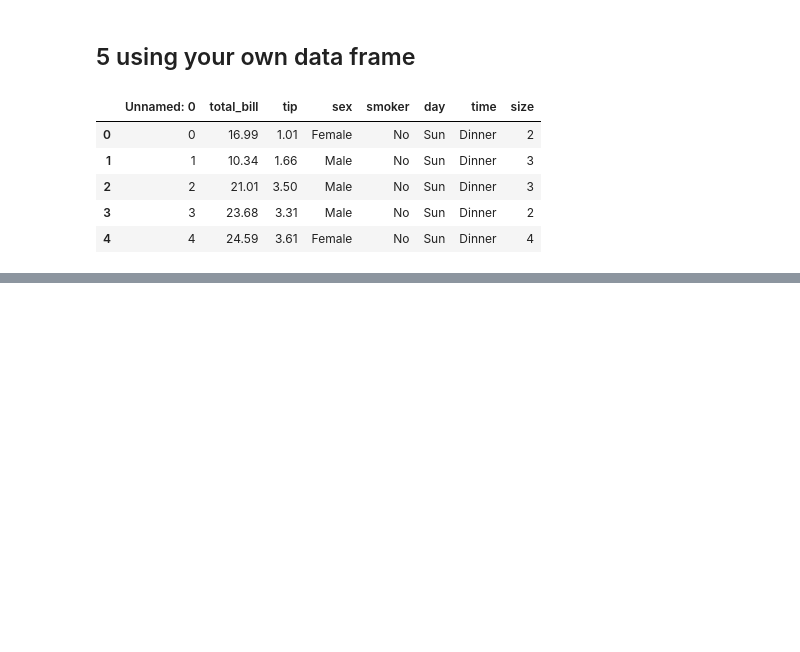
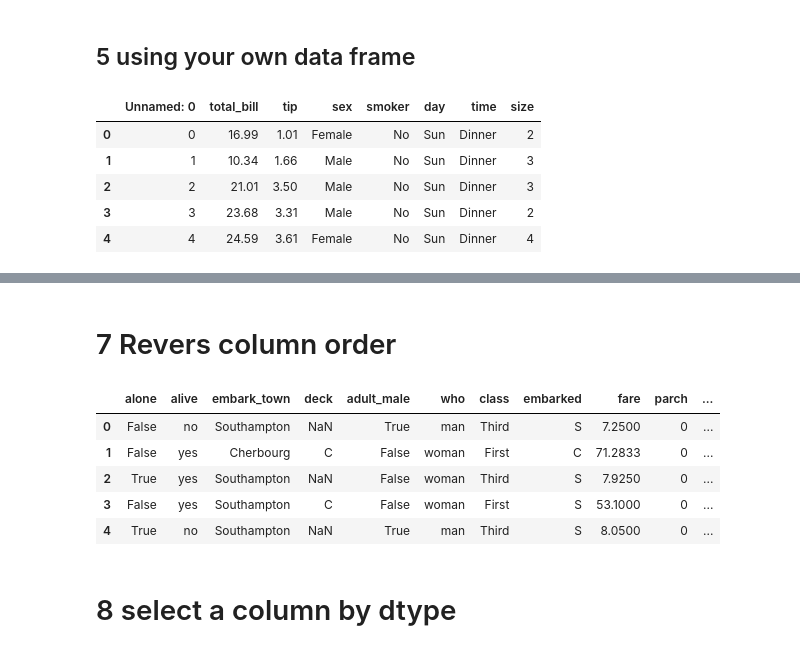
Before and after one commit to ijazali678/mypyhtonfile, a Jupyter notebook: 22_Pandas_tips_and_Trick.ipynb, the cells around one changed output, grey strips where cells are left out. Drawn from its saved outputs; the diff is of its cells as text; code cells hidden in the pictures; blank space fills up the shorter version.

```diff
--- a/22_Pandas_tips_and_Trick.ipynb
+++ b/22_Pandas_tips_and_Trick.ipynb
@@ -206,0 +239,14 @@ mydf.head()
+# %% [markdown]
+# 7 Revers column order
+# %%
+df6.loc[:, ::-1].head()
+# the first colon is row and second is column
+# %% [output]
+|  | alone | alive | embark_town | deck | adult_male | who | class | embarked | fare | parch | ... |
+| 0 | False | no | Southampton | NaN | True | man | Third | S | 7.2500 | 0 | ... |
+| 1 | False | yes | Cherbourg | C | False | woman | First | C | 71.2833 | 0 | ... |
+| 2 | True | yes | Southampton | NaN | False | woman | Third | S | 7.9250 | 0 | ... |
+| 3 | False | yes | Southampton | C | False | woman | First | S | 53.1000 | 0 | ... |
+| 4 | True | no | Southampton | NaN | True | man | Third | S | 8.0500 | 0 | ... |
+# %% [markdown]
+# 8 select a column by dtype
```
Also changed, not shown: parts of 26 cells of this notebook, 2 other files.
